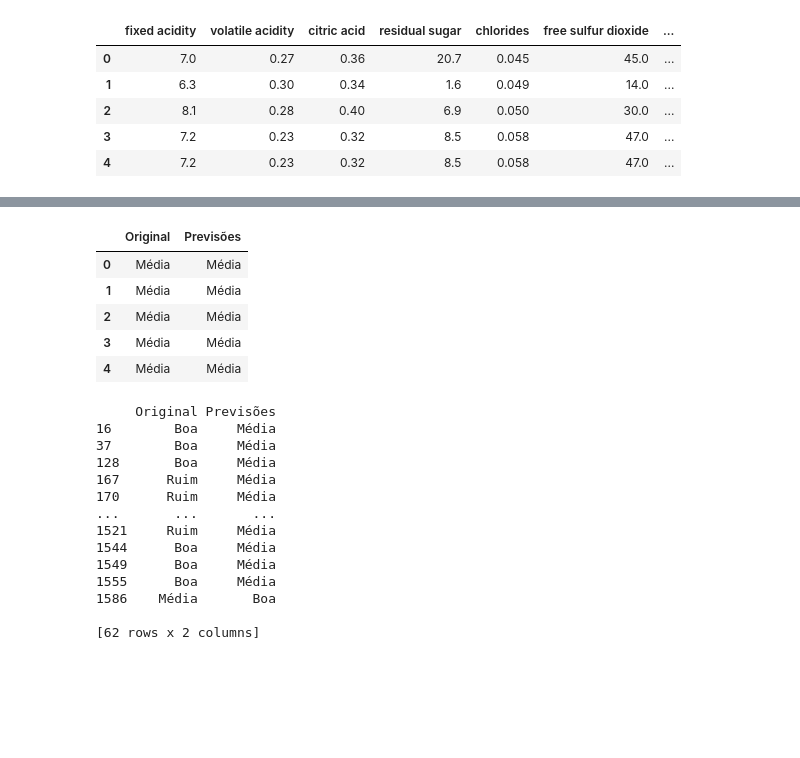
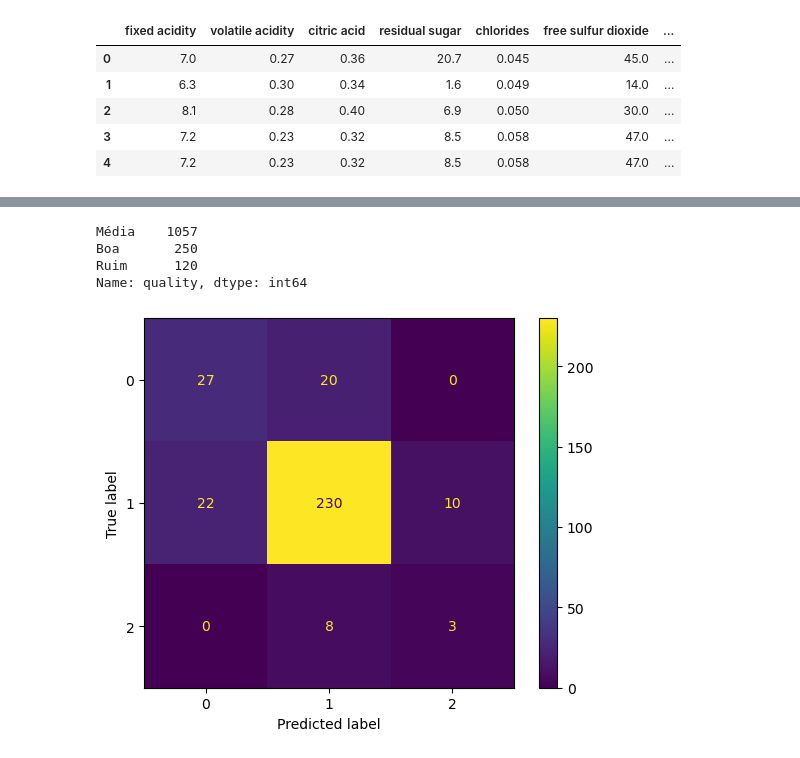
Before and after one commit to gsnoopy/python_codes, a Jupyter notebook: wineQuality/Wine Quality.ipynb, the cells around one changed output, grey strips where cells are left out. Drawn from its saved outputs; the diff is of its cells as text; code cells hidden in the pictures; blank space fills up the shorter version.

```diff
--- a/wineQuality/Wine Quality.ipynb
+++ b/wineQuality/Wine Quality.ipynb
@@ -59,7 +59,7 @@ resultado_verificação
 | alcohol | 0 | 0 |
 | quality | 0 | 0 |
 # %%
-mapeamento_qualidade = {3: 'Ruim', 4: 'Ruim', 5: 'Média', 6: 'Média', 7: 'Boa', 8: 'Boa', 9: 'Boa'}
+mapeamento_qualidade = {1: 'Ruim', 2: 'Ruim', 3: 'Ruim', 4: 'Ruim', 5: 'Média', 6: 'Média', 7: 'Boa', 8: 'Boa', 9: 'Boa', 10: 'Boa'}
 df_tintos['quality'] = df_tintos['quality'].replace(mapeamento_qualidade)
 df_brancos['quality'] = df_brancos['quality'].replace(mapeamento_qualidade)
 # %%
@@ -118,33 +91,0 @@ weighted avg       0.86      0.87      0.85       480
-# %%
-# Fazer previsões para todo o DataFrame
-previsoes_df = rf_model.predict(df_tintos.drop('quality', axis=1))
-
-# Comparar as previsões com os valores originais
-comparacao = pd.DataFrame({'Original': df_tintos['quality'], 'Previsões': previsoes_df})
-
-comparacao.head()
-# %% [output]
-|  | Original | Previsões |
-| 0 | Média | Média |
-| 1 | Média | Média |
-| 2 | Média | Média |
-| 3 | Média | Média |
-| 4 | Média | Média |
-# %%
-diferentes = comparacao[comparacao['Original'] != comparacao['Previsões']]
-print(diferentes)
-# %% [output]
-     Original Previsões
-16        Boa     Média
-37        Boa     Média
-128       Boa     Média
-167      Ruim     Média
-170      Ruim     Média
-...       ...       ...
-1521     Ruim     Média
-1544      Boa     Média
-1549      Boa     Média
-1555      Boa     Média
-1586    Média       Boa
-
-[62 rows x 2 columns]
@@ -150,0 +122,25 @@ print(diferentes)
+# %%
+print(y_train_resampled.value_counts())
+# %% [output]
+Média    1057
+Boa       250
+Ruim      120
+Name: quality, dtype: int64
+# %%
+# Continuar com o treinamento do modelo KNN usando o conjunto de dados balanceado
+from sklearn.neighbors import KNeighborsClassifier
+from sklearn.metrics import accuracy_score, classification_report
+
+# Criar e treinar o classificador KNN com os dados balanceados
+knn = KNeighborsClassifier(n_neighbors=3)
+knn.fit(X_train_resampled, y_train_resampled)
+
+# Fazer previsões
+y_pred = knn.predict(X_test_scaled)
+# %%
+from sklearn.metrics import confusion_matrix, ConfusionMatrixDisplay
+
+cm = confusion_matrix(y_test, y_pred)
+ConfusionMatrixDisplay(confusion_matrix=cm).plot();
+# %% [output]
+[figure, added]
```
Also changed, not shown: parts of 6 cells of this notebook.
